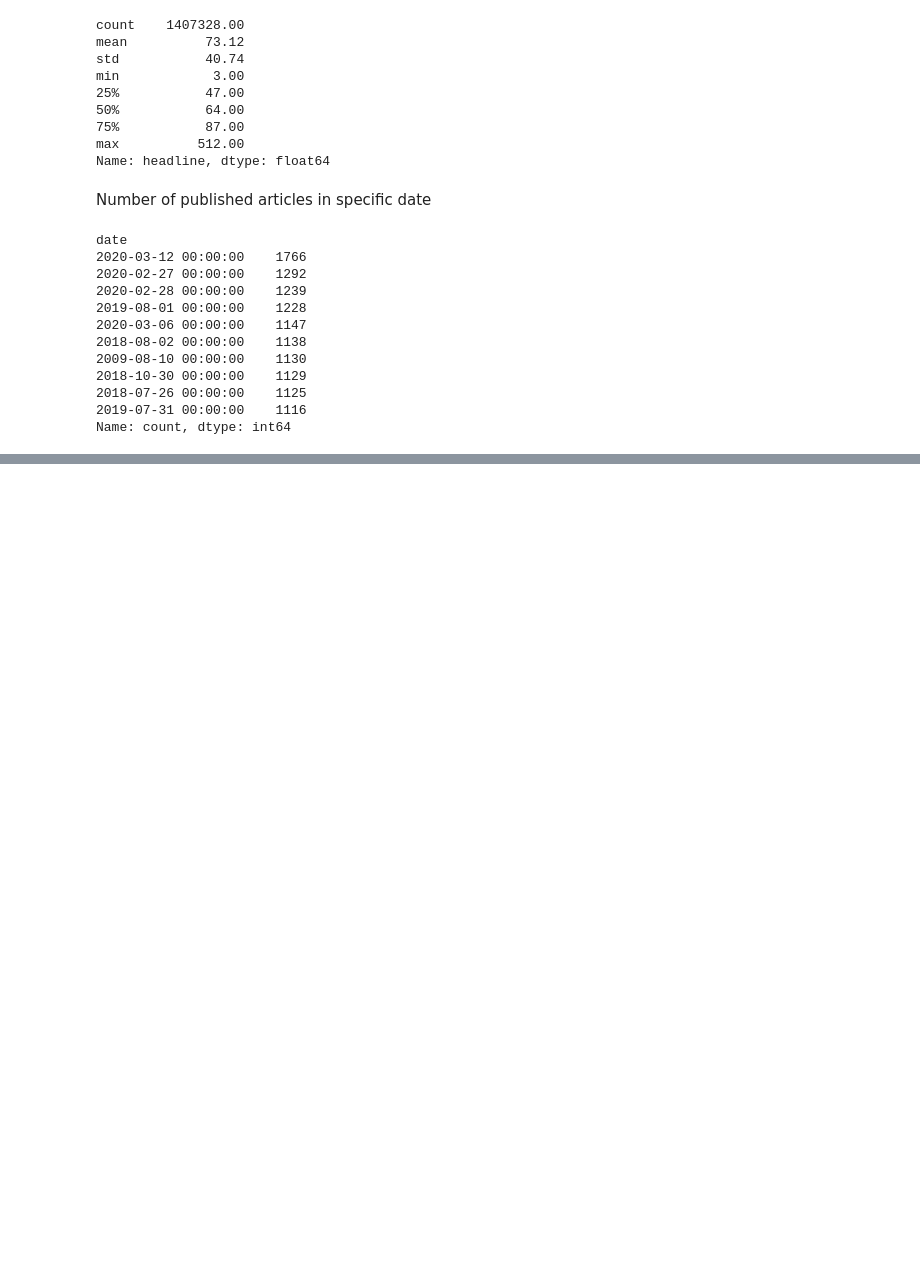
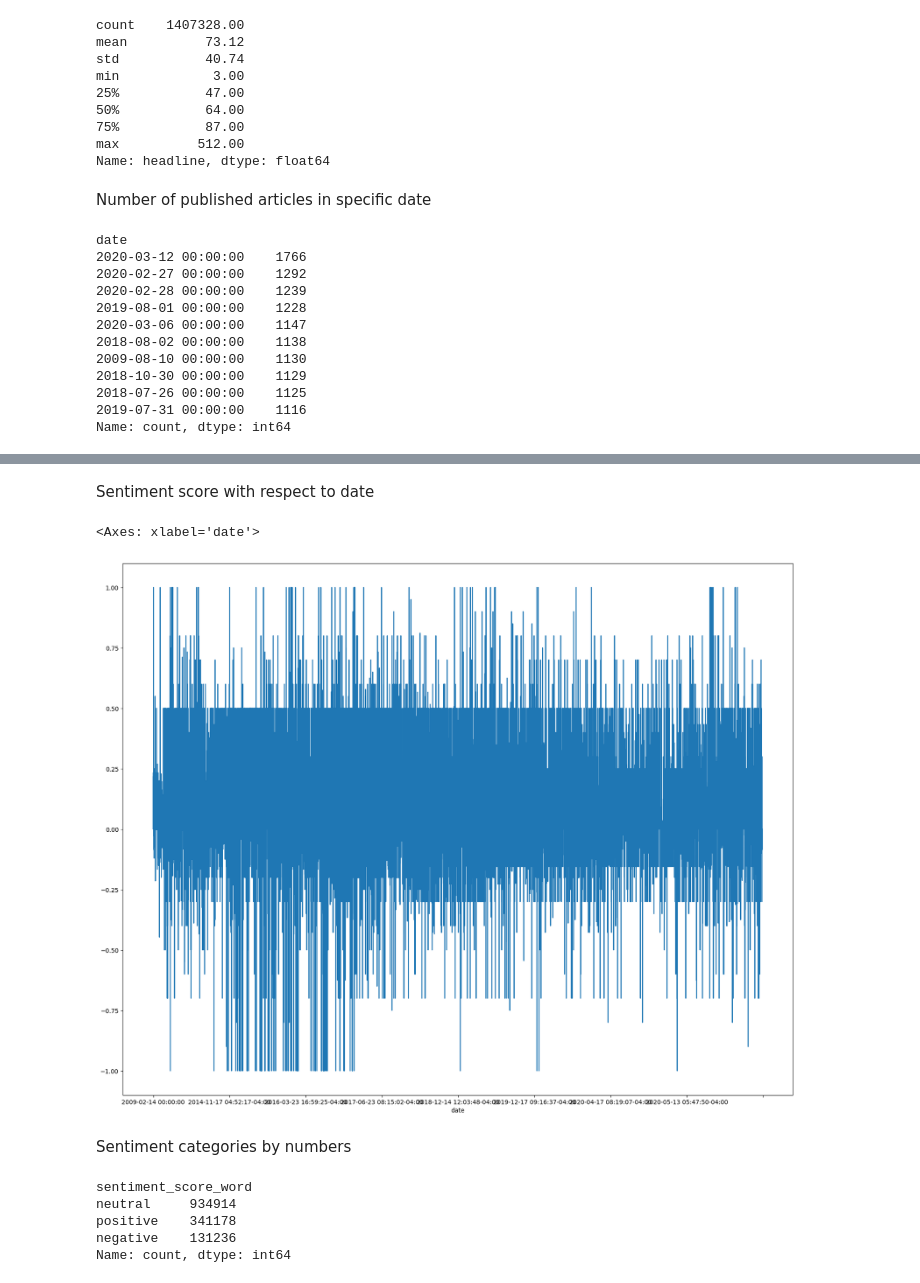
Before and after one commit to hanaDemma/Financial-News-and-Stock-Price-Integration-Analysis-Week-1, a Jupyter notebook: notebooks/newsandStockPrice.ipynb, the cells around one changed output, grey strips where cells are left out. Drawn from its saved outputs; the diff is of its cells as text; code cells hidden in the pictures; blank space fills up the shorter version.

Commit message:
sentiment

```diff
--- a/notebooks/newsandStockPrice.ipynb
+++ b/notebooks/newsandStockPrice.ipynb
@@ -116,0 +136,8 @@ Name: count, dtype: int64
+# %%
+news_data['date'] = pd.to_datetime(news_data['date'], utc=True)
+
+# news_data['date'].dt.to_period('M').value_counts().sort_index().plot(kind="line",figsize=(20,6),title='number of published article in specific date',xlabel='Year',ylabel='number of publisher')
+
+news_data['date'].dt.to_period('Y').value_counts().sort_index().plot(kind="line",figsize=(20,6),title='number of published article in specific date',xlabel='Year',ylabel='number of publisher')
+
+# There seem to be specific peak periods where the number of published articles significantly increases. Identifying these periods can provide insights into factors driving the surge in publications.
@@ -116,0 +151,8 @@ Name: count, dtype: int64
+# %%
+import sys
+import os
+import sys
+sys.path.append(os.path.abspath("../scripts"))
+from financialAnalysis import get_sentiment
+
+news_data['sentiment_score'] = news_data['headline'].apply(get_sentiment)
@@ -116,0 +172,2 @@ Name: count, dtype: int64
+# %%
+news_data['sentiment_score_word'] = news_data['sentiment_score'].apply(lambda x: 'positive' if x > 0 else ('neutral' if x == 0 else 'negative'))
@@ -116,0 +183,18 @@ Name: count, dtype: int64
+# %% [markdown]
+Sentiment score with respect to date
+# %%
+news_data.groupby('date')['sentiment_score'].mean().plot(figsize=(20,16))
+# %% [output]
+<Axes: xlabel='date'>
+[figure, added]
+# %% [markdown]
+Sentiment categories by numbers
+# %%
+numberOfSentimentCategories=news_data['sentiment_score_word'].value_counts()
+print(numberOfSentimentCategories)
+# %% [output]
+sentiment_score_word
+neutral     934914
+positive    341178
+negative    131236
+Name: count, dtype: int64
```
Also changed, not shown: parts of 15 cells of this notebook, 3 other files.
